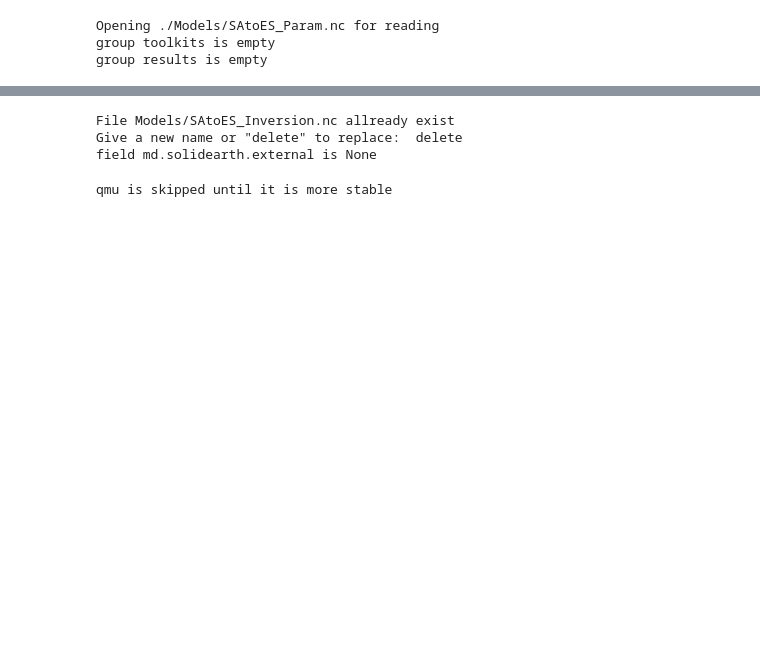
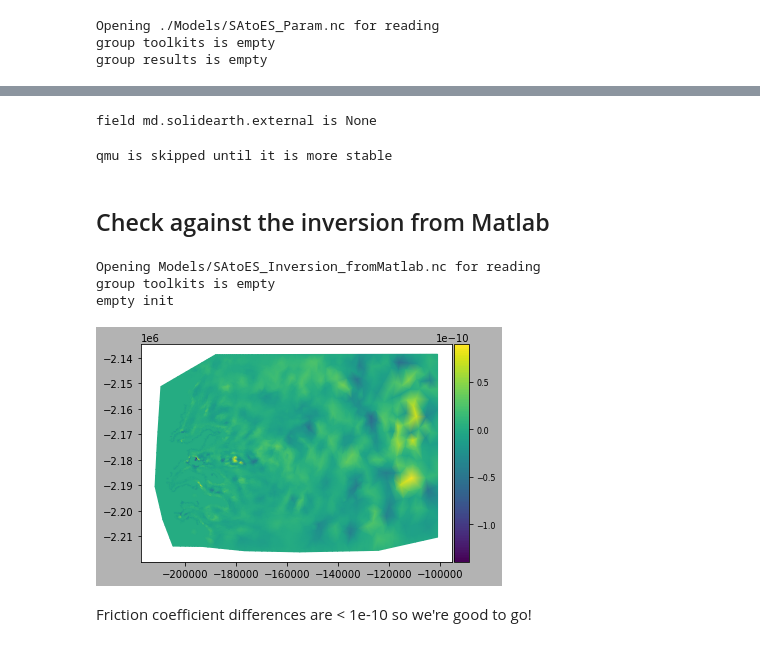
Before and after one commit to dfelikson/GrIS_Outlet_Glacier_Seasonal_dhdt, a Jupyter notebook: runme_terminus_sensitivity_basic.ipynb, the cells around one changed output, grey strips where cells are left out. Drawn from its saved outputs; the diff is of its cells as text; code cells hidden in the pictures; blank space fills up the shorter version.

```diff
--- a/runme_terminus_sensitivity_basic.ipynb
+++ b/runme_terminus_sensitivity_basic.ipynb
@@ -122,9 +109,21 @@ WARNING: field 'colormap' with value=RdBu exists and will be overwritten with va
-# %%
-# Save
-from export_netCDF import export_netCDF
-export_netCDF(md, 'Models/SAtoES_Inversion.nc')
-# %% [output]
-File Models/SAtoES_Inversion.nc allready exist
-Give a new name or "delete" to replace:  delete
-field md.solidearth.external is None
-qmu is skipped until it is more stable
+# %%
+# Save
+from export_netCDF import export_netCDF
+export_netCDF(md, 'Models/SAtoES_Inversion.nc')
+# %% [output]
+field md.solidearth.external is None
+qmu is skipped until it is more stable
+# %% [markdown]
+## Check against the inversion from Matlab
+# %%
+md_check = loadmodel('Models/SAtoES_Inversion_fromMatlab.nc')
+# %% [output]
+Opening Models/SAtoES_Inversion_fromMatlab.nc for reading
+group toolkits is empty
+empty init
+# %%
+plotmodel(md, 'data', md.results.StressbalanceSolution.FrictionCoefficient[:,0] - md_check.results.StressbalanceSolution.FrictionCoefficient)
+# %% [output]
+[figure, added]
+# %% [markdown]
+Friction coefficient differences are < 1e-10 so we're good to go!
```
Also changed, not shown: parts of 6 cells of this notebook.
